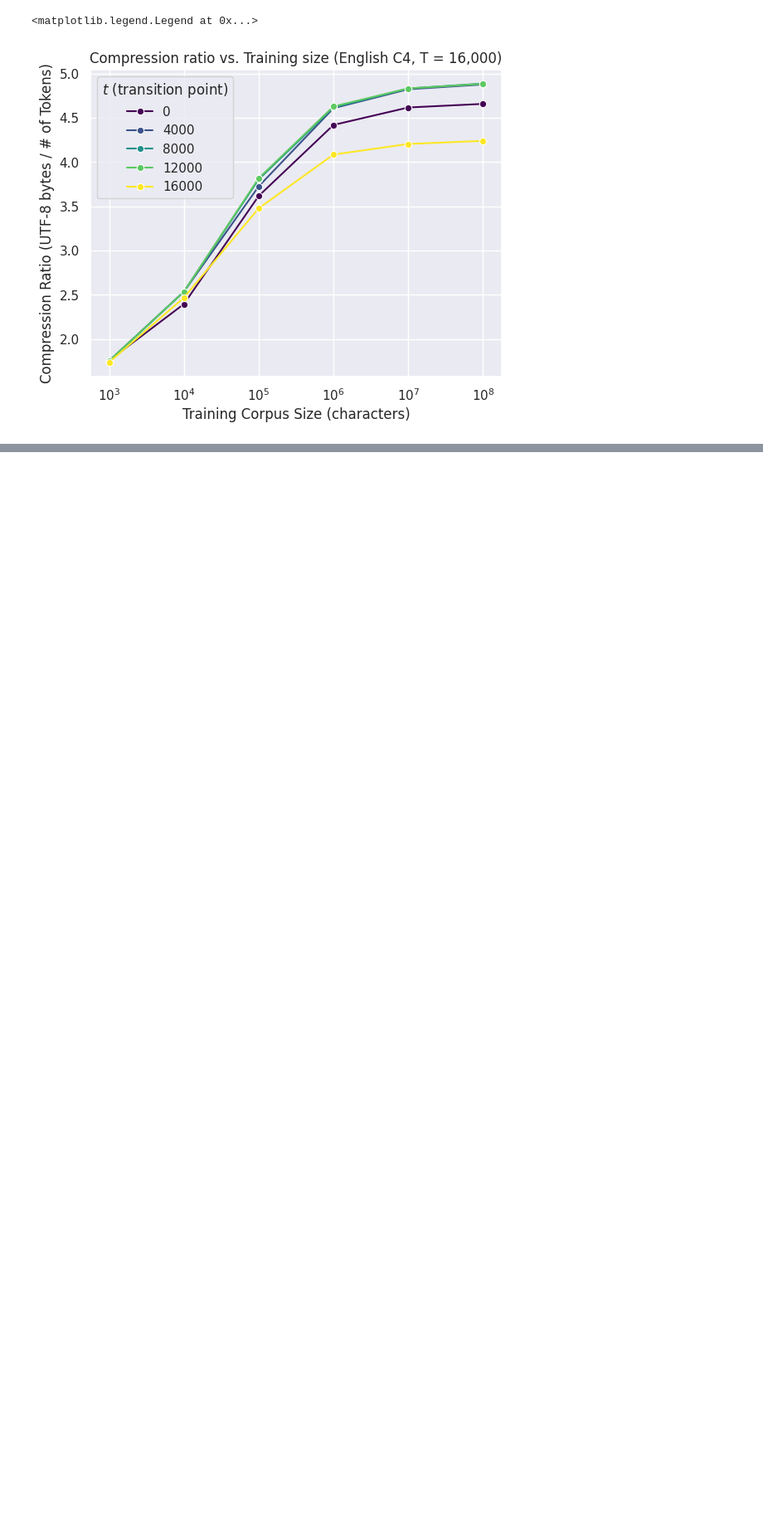
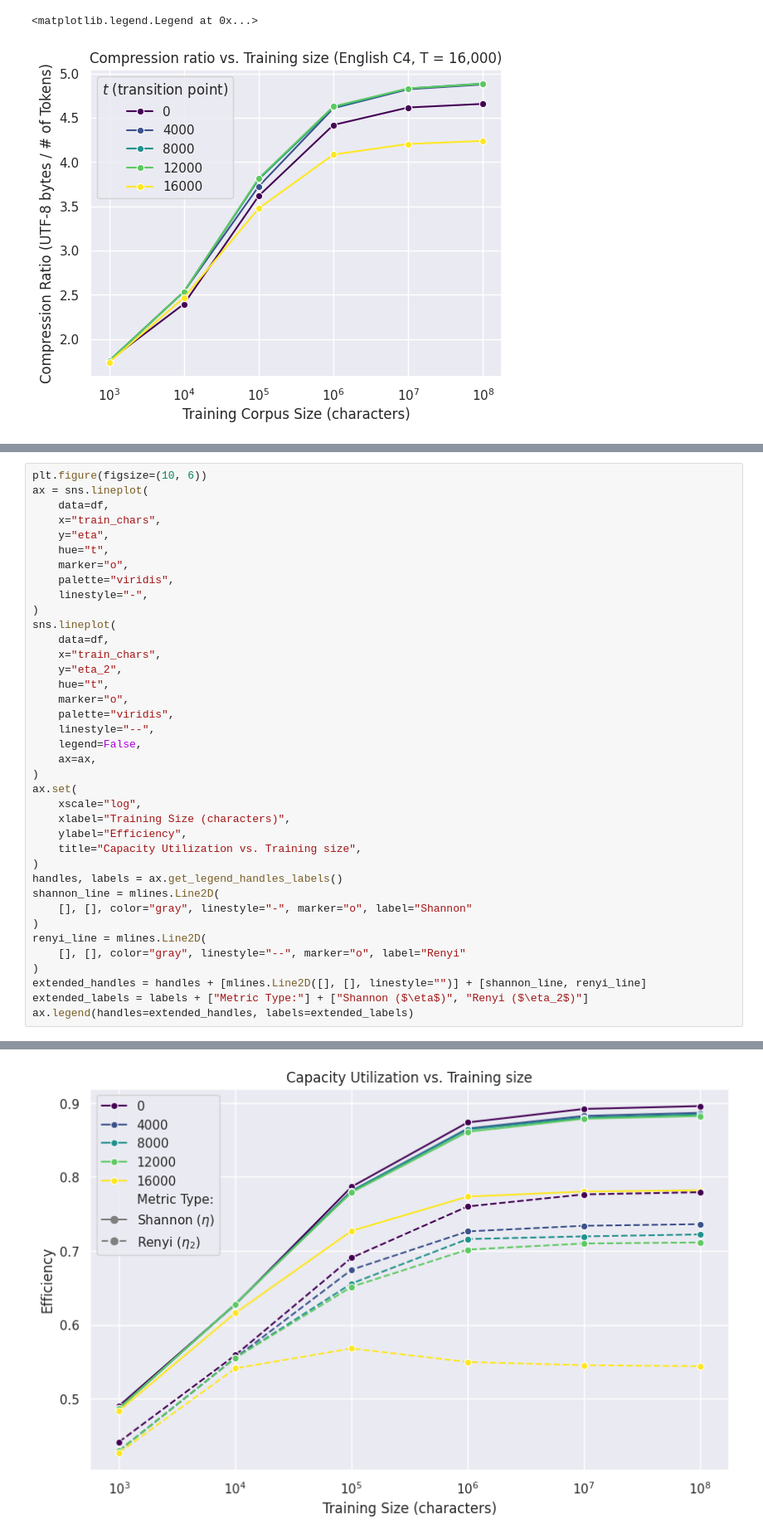
Before and after one commit to vincentczhou/cse493s-spring26-project, a Jupyter notebook: notebooks/figures.ipynb, the cells around one changed output, grey strips where cells are left out. Shown at 83% size. Drawn from its saved outputs; the diff is of its cells as text; blank space fills up the shorter version.

```diff
--- a/notebooks/figures.ipynb
+++ b/notebooks/figures.ipynb
@@ -56,0 +101,39 @@ ax.legend(title="$t$ (transition point)")
+# %%
+plt.figure(figsize=(10, 6))
+ax = sns.lineplot(
+    data=df,
+    x="train_chars",
+    y="eta",
+    hue="t",
+    marker="o",
+    palette="viridis",
+    linestyle="-",
+)
+sns.lineplot(
+    data=df,
+    x="train_chars",
+    y="eta_2",
+    hue="t",
+    marker="o",
+    palette="viridis",
+    linestyle="--",
+    legend=False,
+    ax=ax,
+)
+ax.set(
+    xscale="log",
+    xlabel="Training Size (characters)",
+    ylabel="Efficiency",
+    title="Capacity Utilization vs. Training size",
+)
+handles, labels = ax.get_legend_handles_labels()
+shannon_line = mlines.Line2D(
+    [], [], color="gray", linestyle="-", marker="o", label="Shannon"
+)
+renyi_line = mlines.Line2D(
+    [], [], color="gray", linestyle="--", marker="o", label="Renyi"
+)
+extended_handles = handles + [mlines.Line2D([], [], linestyle="")] + [shannon_line, renyi_line]
+extended_labels = labels + ["Metric Type:"] + ["Shannon ($\eta$)", "Renyi ($\eta_2$)"]
+ax.legend(handles=extended_handles, labels=extended_labels)
+# %% [output]
@@ -56,0 +141 @@ ax.legend(title="$t$ (transition point)")
+[figure, added]
```
Also changed, not shown: parts of 8 cells of this notebook.
